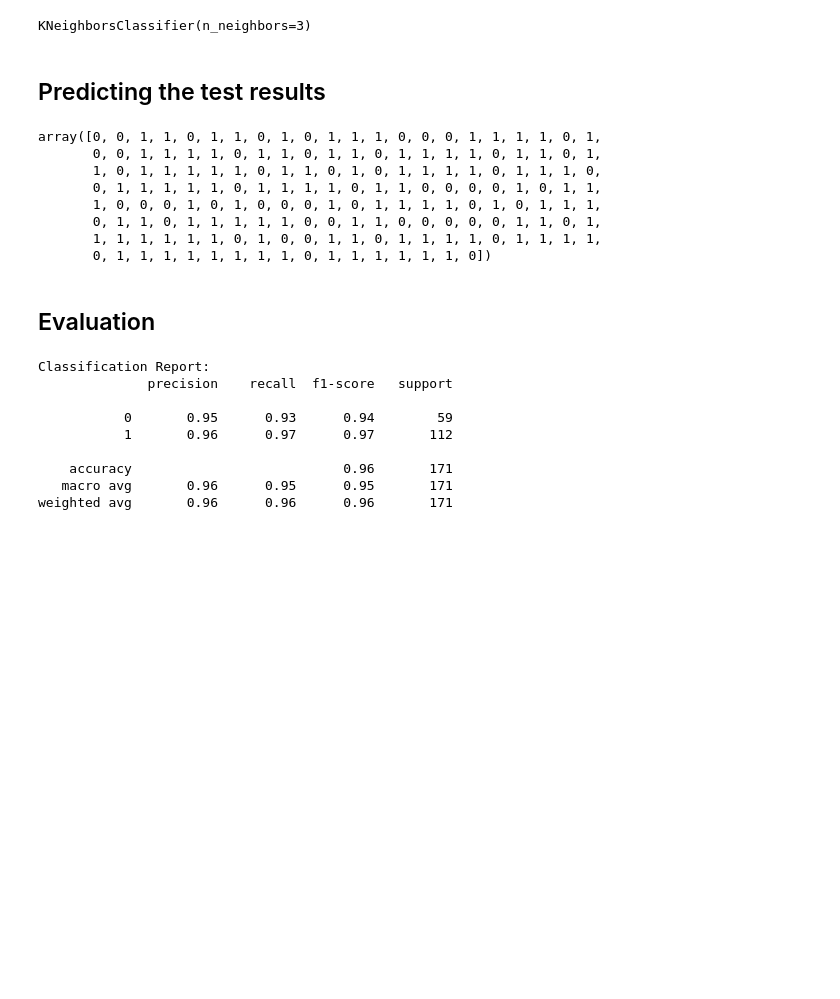
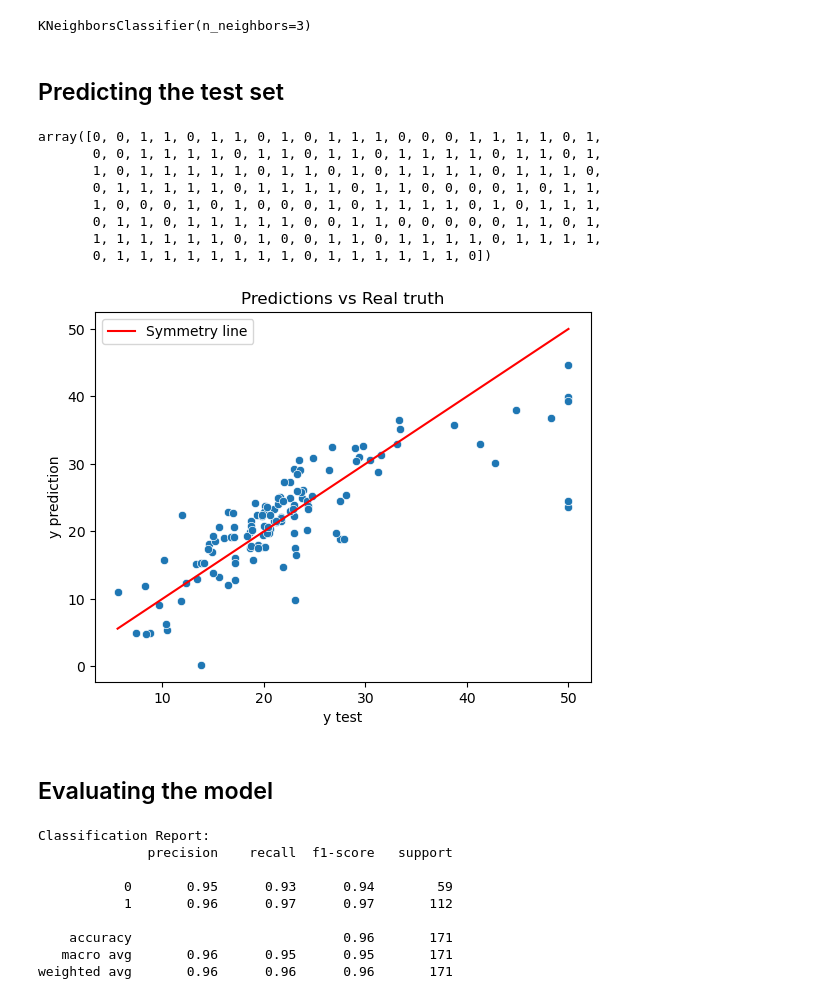
Before and after one commit to hosseinabadii/Machine-Learning-Projects, a Jupyter notebook: Projects/01 Classification/03 K-Nearest Neighbors (K-NN)/01 Breast Canser Dataset/main.ipynb, the cells around one changed output. Drawn from its saved outputs; the diff is of its cells as text; code cells hidden in the pictures; blank space fills up the shorter version.

```diff
--- a/Projects/01 Classification/03 K-Nearest Neighbors (K-NN)/01 Breast Canser Dataset/main.ipynb
+++ b/Projects/01 Classification/03 K-Nearest Neighbors (K-NN)/01 Breast Canser Dataset/main.ipynb
@@ -78,7 +84,7 @@ clf.fit(X_train, y_train)
 # %% [output]
 KNeighborsClassifier(n_neighbors=3)
 # %% [markdown]
-## Predicting the test results
+## Predicting the test set
 # %%
 y_pred = clf.predict(X_test)
 y_pred
@@ -91,8 +97,20 @@ array([0, 0, 1, 1, 0, 1, 1, 0, 1, 0, 1, 1, 1, 0, 0, 0, 1, 1, 1, 1, 0, 1,
        0, 1, 1, 0, 1, 1, 1, 1, 1, 0, 0, 1, 1, 0, 0, 0, 0, 0, 1, 1, 0, 1,
        1, 1, 1, 1, 1, 1, 0, 1, 0, 0, 1, 1, 0, 1, 1, 1, 1, 0, 1, 1, 1, 1,
        0, 1, 1, 1, 1, 1, 1, 1, 1, 0, 1, 1, 1, 1, 1, 1, 0])
-# %% [markdown]
-## Evaluation
+# %%
+symmetry_line = [y_test.min(), y_test.max()]
+
+sns.scatterplot(x=y_test, y=y_pred)
+plt.plot(symmetry_line, symmetry_line, color="red", label="Symmetry line")
+plt.xlabel("y test")
+plt.ylabel("y prediction")
+plt.title("Predictions vs Real truth")
+plt.legend()
+plt.plot();
+# %% [output]
+[figure, added]
+# %% [markdown]
+## Evaluating the model
 # %%
 cm = confusion_matrix(y_test, y_pred)
 report = classification_report(y_test, y_pred)
```
Also changed, not shown: parts of 5 cells of this notebook, 2 other files.
